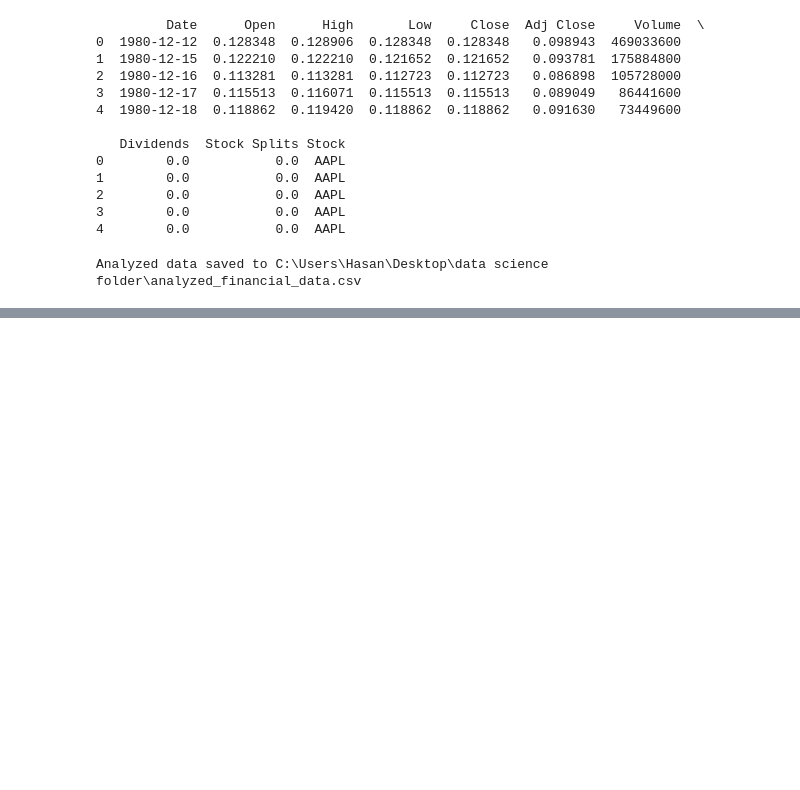
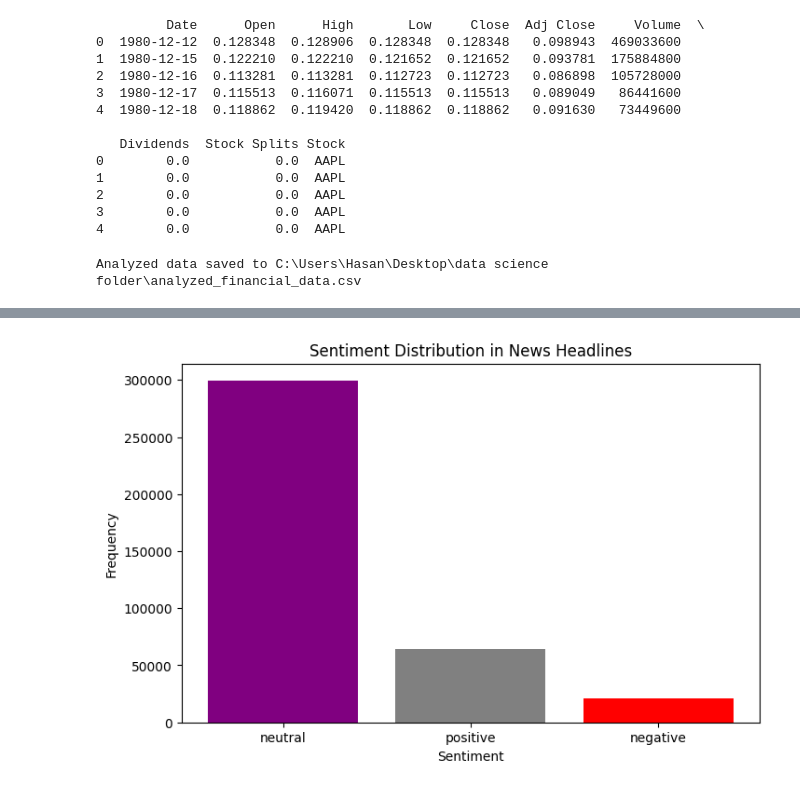
Before and after one commit to hasankere/Training, a Jupyter notebook: notebooks/Finacial_data_analysis.ipynb, the cells around one changed output, grey strips where cells are left out. Saved outputs shown, nothing was run; the diff lists cells and outputs as text; code cells hidden in the pictures; blank space fills up the shorter version.

```diff
--- a/notebooks/Finacial_data_analysis.ipynb
+++ b/notebooks/Finacial_data_analysis.ipynb
@@ -120,0 +320,25 @@ TSLA      0.002035  0.035871        139.778119
+# %%
+# Define a function to get sentiment
+def get_sentiment(text):
+    if pd.isna(text) or text.strip() == "":
+        return 0.0  # Neutral if no text
+    analysis = TextBlob(text)
+    return analysis.sentiment.polarity
+
+# Apply sentiment analysis to headlines
+aligned_data['sentiment'] = aligned_data['headline'].apply(get_sentiment)
+
+# Classify sentiment into positive, neutral, and negative
+def classify_sentiment(score):
+    if score > 0.1:
+        return 'positive'
+    elif score < -0.1:
+        return 'negative'
+    else:
+        return 'neutral'
+
+aligned_data['sentiment_label'] = aligned_data['sentiment'].apply(classify_sentiment)
+
+# Check the results
+print("Sentiment Analysis Results:")
+print(aligned_data[['headline', 'sentiment', 'sentiment_label']].head())
@@ -120,0 +360,12 @@ TSLA      0.002035  0.035871        139.778119
+# %%
+# Plot sentiment distribution
+sentiment_counts = aligned_data['sentiment_label'].value_counts()
+
+plt.figure(figsize=(8, 5))
+plt.bar(sentiment_counts.index, sentiment_counts.values, color=['Purple', 'grey', 'red'])
+plt.title('Sentiment Distribution in News Headlines')
+plt.xlabel('Sentiment')
+plt.ylabel('Frequency')
+plt.show()
+# %% [output]
+[figure, added]
```
Also changed, not shown: parts of 17 cells of this notebook.
